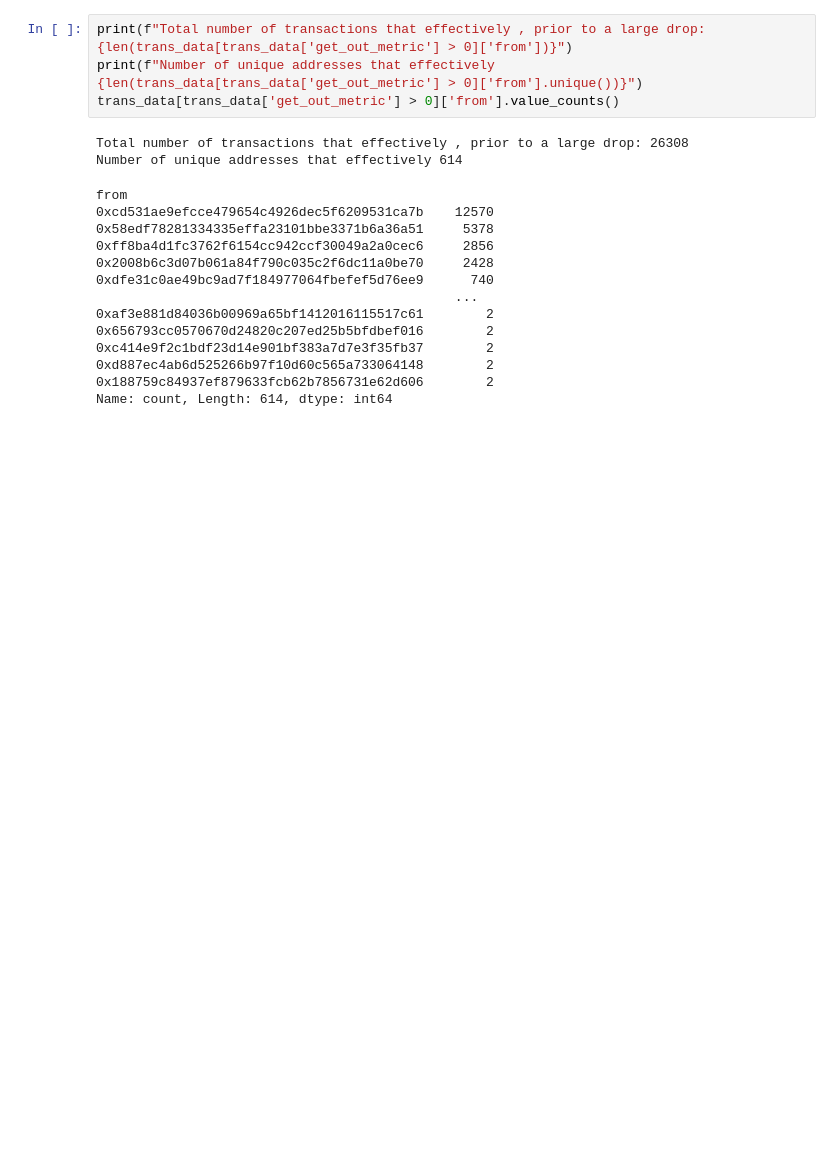
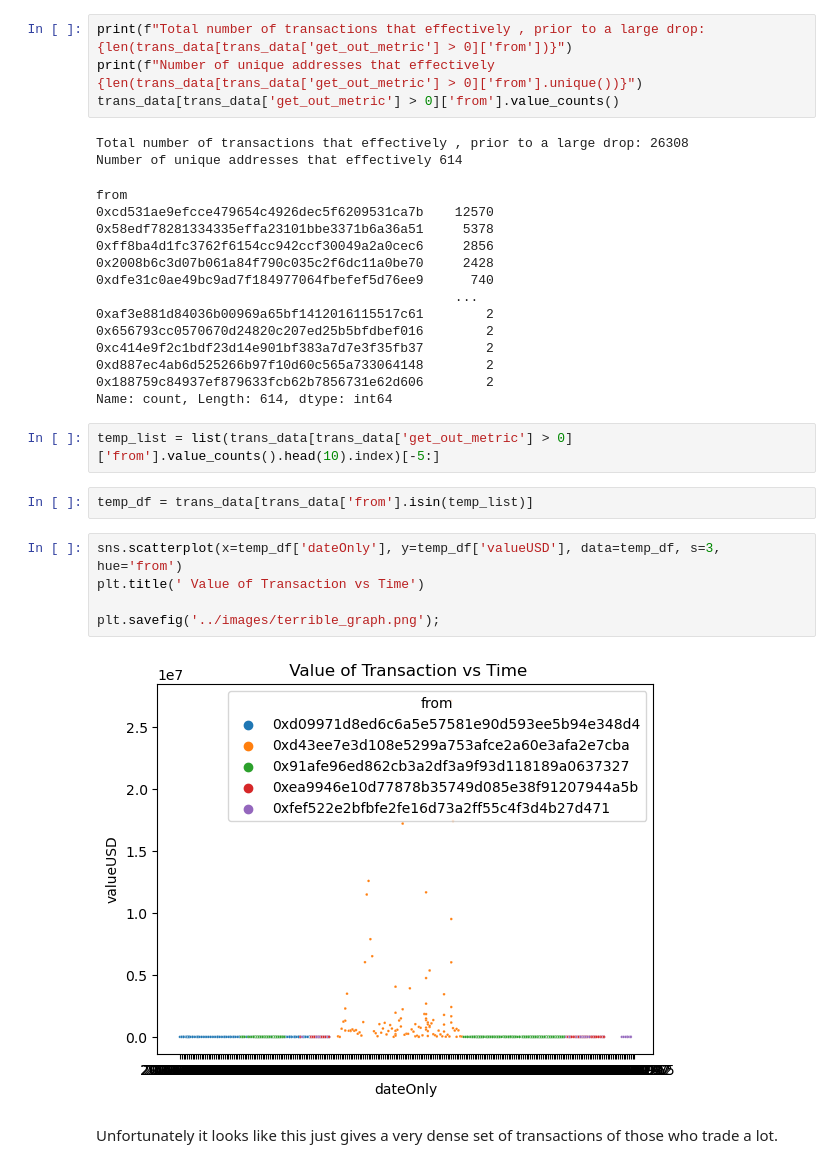
Before and after one commit to mcdunleatate/capstone_project, a Jupyter notebook: code/EDA.ipynb, the cells around one changed output. Saved outputs shown, nothing was run; the diff lists cells and outputs as text; blank space fills up the shorter version.

```diff
--- a/code/EDA.ipynb
+++ b/code/EDA.ipynb
@@ -235,3 +267,16 @@ from
 0xd887ec4ab6d525266b97f10d60c565a733064148        2
 0x188759c84937ef879633fcb62b7856731e62d606        2
 Name: count, Length: 614, dtype: int64
+# %%
+temp_list = list(trans_data[trans_data['get_out_metric'] > 0]['from'].value_counts().head(10).index)[-5:]
+# %%
+temp_df = trans_data[trans_data['from'].isin(temp_list)]
+# %%
+sns.scatterplot(x=temp_df['dateOnly'], y=temp_df['valueUSD'], data=temp_df, s=3, hue='from')
+plt.title(' Value of Transaction vs Time')
+
+plt.savefig('../images/terrible_graph.png');
+# %% [output]
+[figure, added]
+# %% [markdown]
+Unfortunately it looks like this just gives a very dense set of transactions of those who trade a lot.
```
Also changed, not shown: parts of 7 cells of this notebook.
